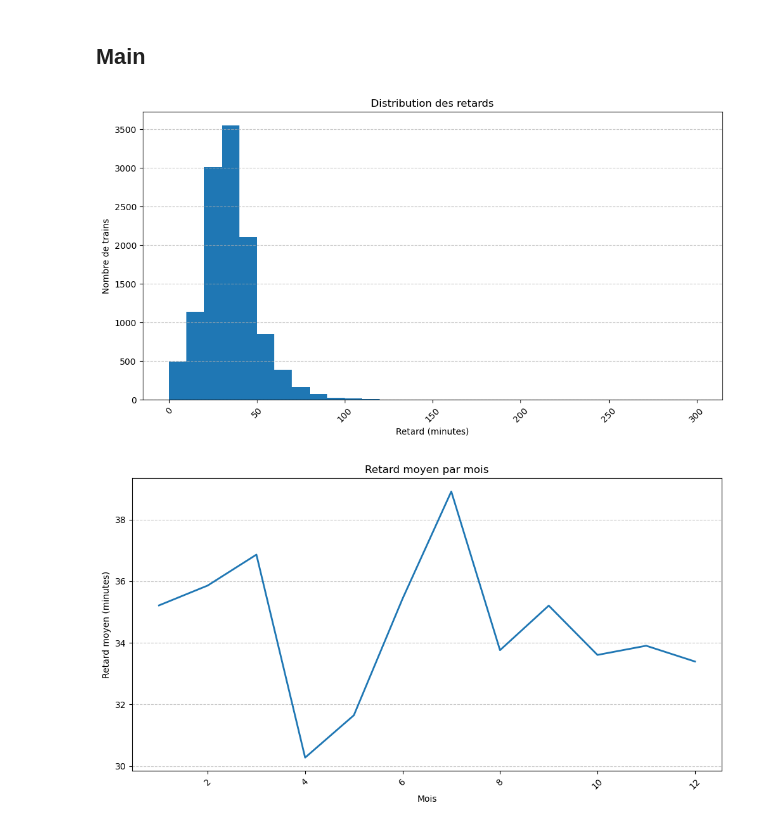
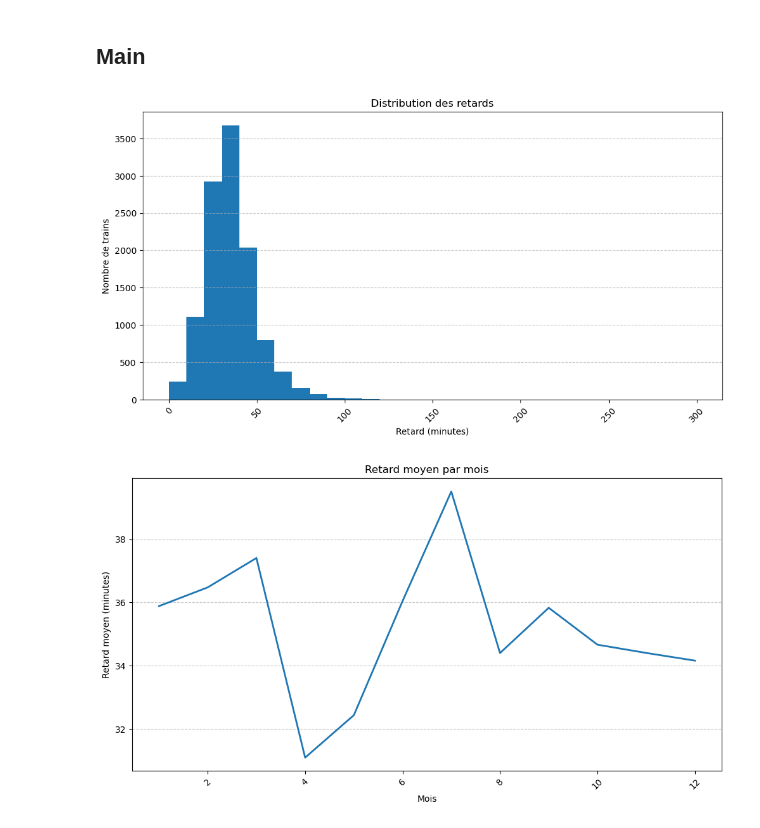
Before and after one commit to Hirukiu/Tardis_IA_project, a Jupyter notebook: tardis_eda.ipynb, the cells around one changed output. Cells and saved outputs as stored; diff of their text form; code cells hidden in the pictures.

```diff
--- a/tardis_eda.ipynb
+++ b/tardis_eda.ipynb
@@ -89,15 +90,14 @@ def clean_data(df_input):
         "Gare d'arrivée",
         "Commentaire annulations",
         "Commentaire retards au départ",
-        "Commentaire retards a l'arrivée",
+        "Commentaire retards à l'arrivée",
     ]
     # definir les collones inutiles
     useless_col = [
         "Commentaire annulations",
         "Commentaire retards au départ",
-        "Commentaire retards a l'arrivée",
+        "Commentaire retards à l'arrivée",
     ]
-
 
     date_formating(df)
 
@@ -169,36 +169,37 @@ def aff_graph(valX, valY=None, labelX=None, labelY=None, title=None, graph_type=
     plt.show()
 # %% [markdown]
 ## Main
+# %%
+df_dirty = get_file("dataset.csv",";")
+df = clean_data(df_dirty)
+save_df(df)
 # %%
-df = get_file("cleaned_dataset.csv", ",")
 
 delay_col = "Retard moyen des trains en retard à l'arrivée"
 
 delays = pd.to_numeric(df[delay_col], errors="coerce").dropna()
 
 aff_graph(
     delays,
     labelX="Retard (minutes)",
     labelY="Nombre de trains",
     title="Distribution des retards",
     graph_type="hist",
 )
 
 # Make sure month exists
 df["month"] = pd.to_datetime(df["Date"]).dt.month
 
 grouped_month = df.groupby("month")[delay_col].mean()
 
 aff_graph(
     grouped_month.index,
     grouped_month.values,
     labelX="Mois",
     labelY="Retard moyen (minutes)",
     title="Retard moyen par mois",
     graph_type="line",
 )
-
-df.dtypes
 # %% [output]
-[figure, old version]
+[figure, new version]
-[figure, old version]
+[figure, new version]
```
Also changed, not shown: parts of 2 cells of this notebook, 8 other files.
